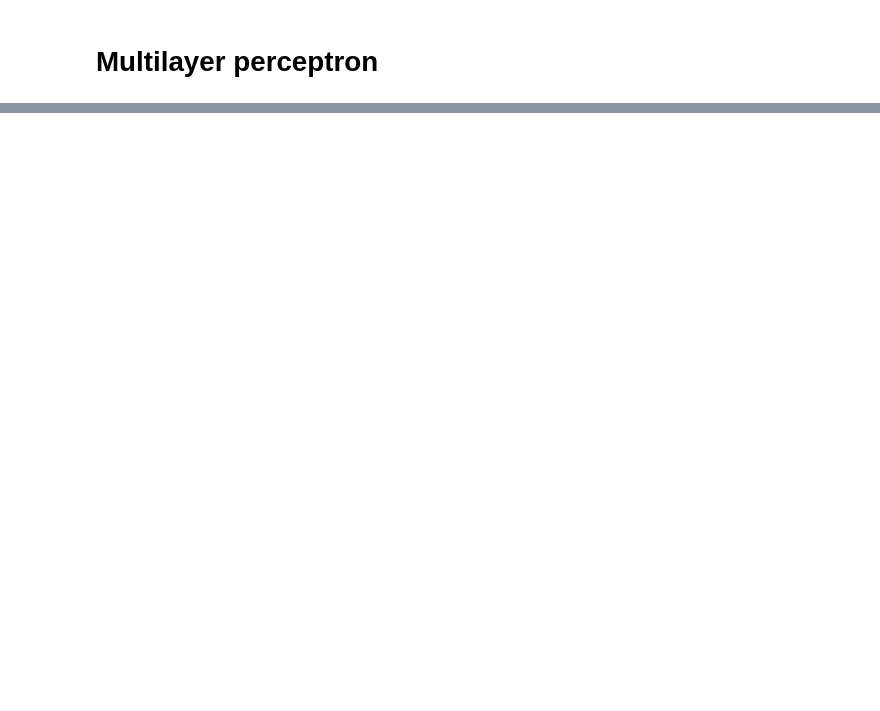
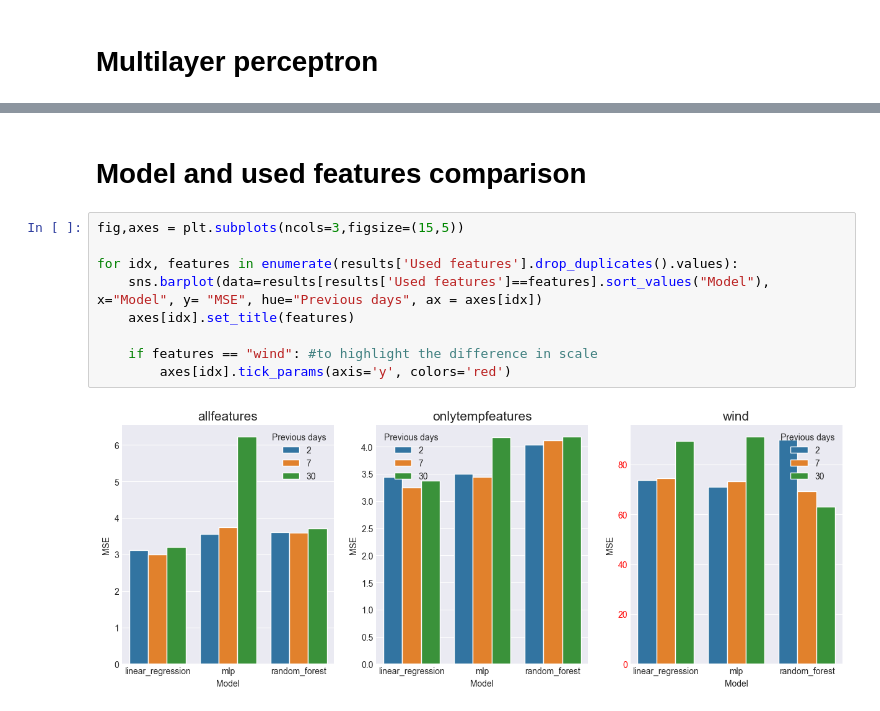
Before and after one commit to qwerty6601/Weather_Prediction_DS, a Jupyter notebook: evaluate_models.ipynb, the cells around one changed output, grey strips where cells are left out. Saved outputs shown, nothing was run; the diff lists cells and outputs as text; blank space fills up the shorter version.

```diff
--- a/evaluate_models.ipynb
+++ b/evaluate_models.ipynb
@@ -131,0 +145,13 @@ show_predictions('mlp')
+# %% [markdown]
+# Model and used features comparison
+# %%
+fig,axes = plt.subplots(ncols=3,figsize=(15,5))
+
+for idx, features in enumerate(results['Used features'].drop_duplicates().values):
+    sns.barplot(data=results[results['Used features']==features].sort_values("Model"), x="Model", y= "MSE", hue="Previous days", ax = axes[idx])
+    axes[idx].set_title(features)
+
+    if features == "wind": #to highlight the difference in scale
+        axes[idx].tick_params(axis='y', colors='red')
+# %% [output]
+[figure, added]
```
Also changed, not shown: parts of 10 cells of this notebook.
